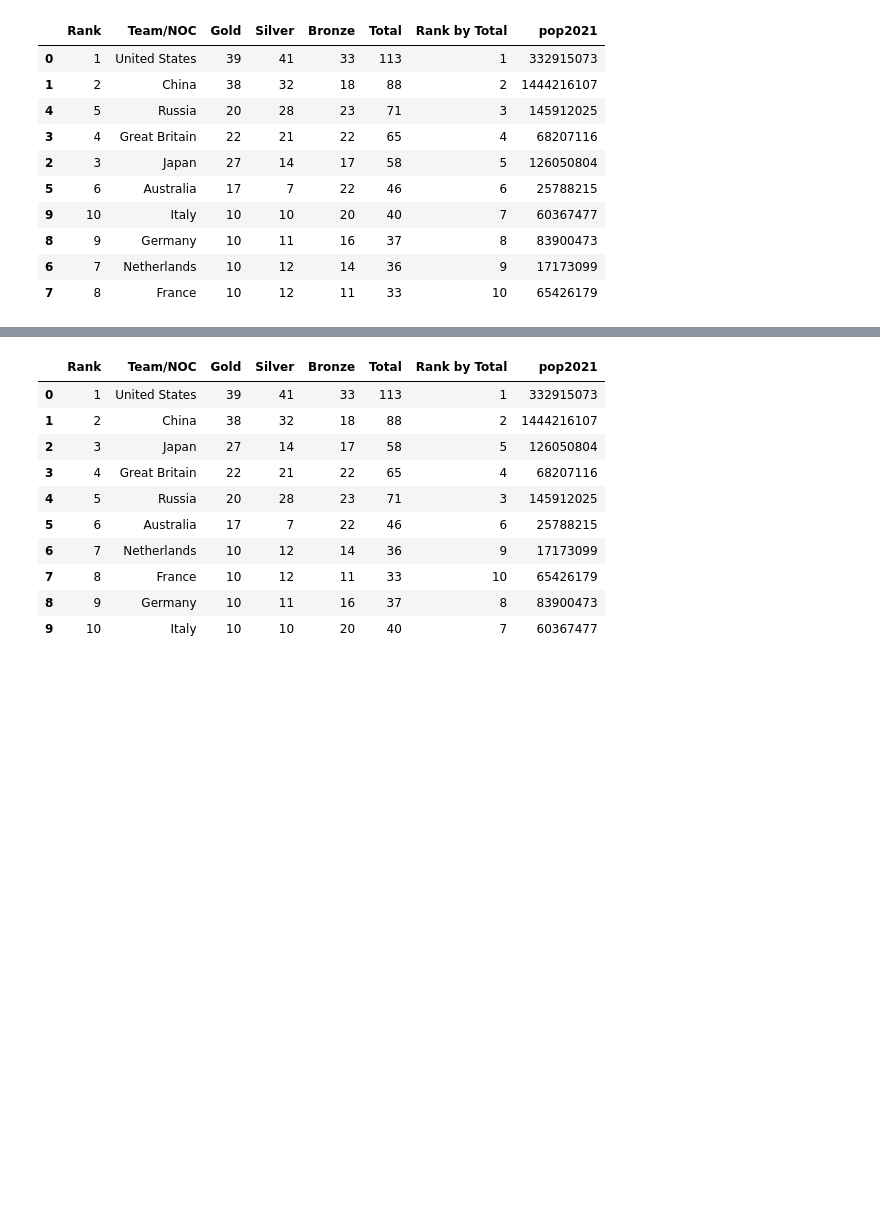
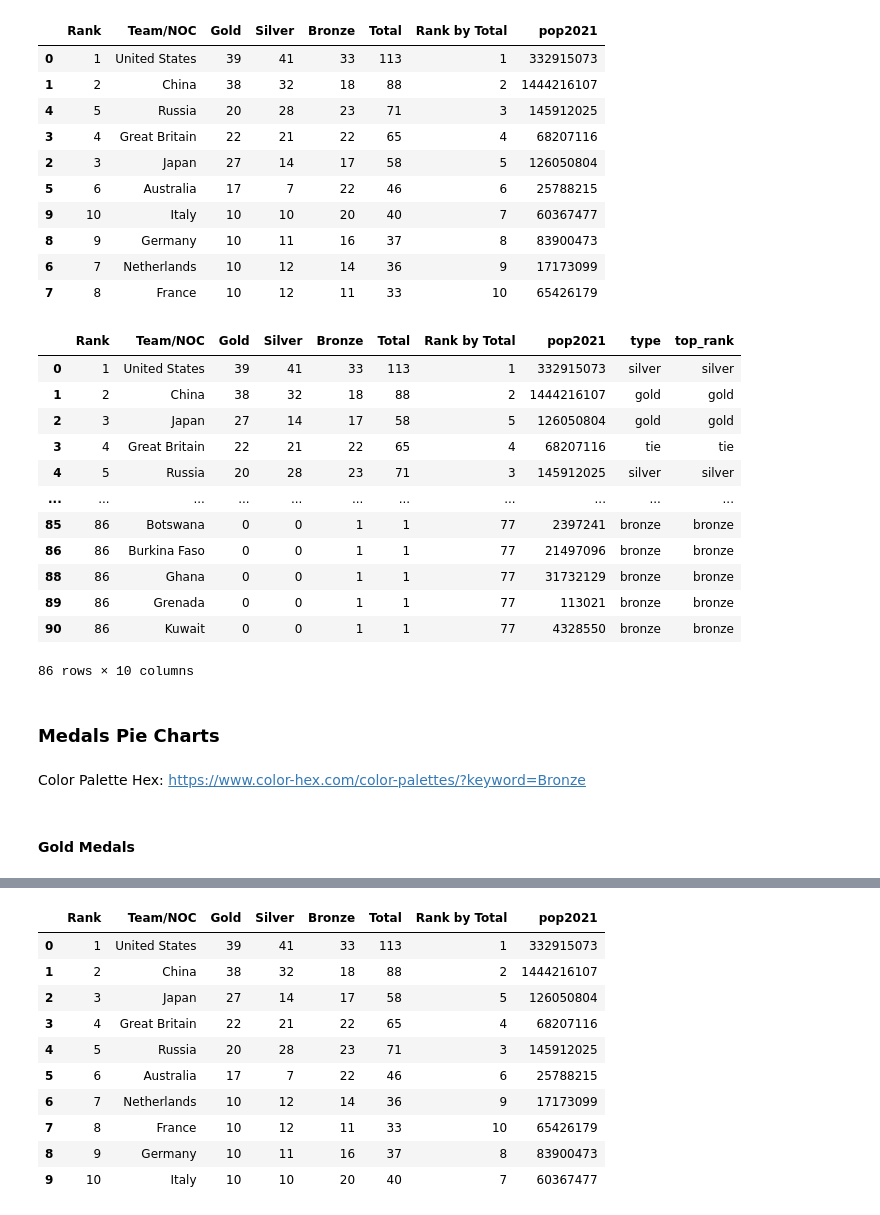
Before and after one commit to NadavNavon/Tokyo2020-DA, a Jupyter notebook: Tokyo_2020_notebook.ipynb, the cells around one changed output, grey strips where cells are left out. Cells and saved outputs as stored; diff of their text form; code cells hidden in the pictures; blank space fills up the shorter version.

```diff
--- a/Tokyo_2020_notebook.ipynb
+++ b/Tokyo_2020_notebook.ipynb
@@ -608,3 +609,43 @@ top_10_total
 | 8 | 9 | Germany | 10 | 11 | 16 | 37 | 8 | 83900473 |
 | 6 | 7 | Netherlands | 10 | 12 | 14 | 36 | 9 | 17173099 |
 | 7 | 8 | France | 10 | 12 | 11 | 33 | 10 | 65426179 |
+# %%
+# row function: check if a country is a golden/silver/bronze country by the maximum number of medals
+medals
+
+def medal_county(df):
+    gold = df.Gold
+    silver = df.Silver
+    bronze = df.Bronze
+
+    if gold > silver and gold > bronze:
+        return 'gold'
+    elif silver > gold and silver > bronze:
+        return 'silver'
+    elif bronze > gold and bronze > silver:
+        return 'bronze'
+    else:
+        return 'tie'
+# %%
+medals['top_rank'] = medals.apply(medal_county,axis = 1)
+medals
+# %% [output]
+|  | Rank | Team/NOC | Gold | Silver | Bronze | Total | Rank by Total | pop2021 | type | top_rank |
+| 0 | 1 | United States | 39 | 41 | 33 | 113 | 1 | 332915073 | silver | silver |
+| 1 | 2 | China | 38 | 32 | 18 | 88 | 2 | 1444216107 | gold | gold |
+| 2 | 3 | Japan | 27 | 14 | 17 | 58 | 5 | 126050804 | gold | gold |
+| 3 | 4 | Great Britain | 22 | 21 | 22 | 65 | 4 | 68207116 | tie | tie |
+| 4 | 5 | Russia | 20 | 28 | 23 | 71 | 3 | 145912025 | silver | silver |
+| ... | ... | ... | ... | ... | ... | ... | ... | ... | ... | ... |
+| 85 | 86 | Botswana | 0 | 0 | 1 | 1 | 77 | 2397241 | bronze | bronze |
+| 86 | 86 | Burkina Faso | 0 | 0 | 1 | 1 | 77 | 21497096 | bronze | bronze |
+| 88 | 86 | Ghana | 0 | 0 | 1 | 1 | 77 | 31732129 | bronze | bronze |
+| 89 | 86 | Grenada | 0 | 0 | 1 | 1 | 77 | 113021 | bronze | bronze |
+| 90 | 86 | Kuwait | 0 | 0 | 1 | 1 | 77 | 4328550 | bronze | bronze |
+86 rows × 10 columns
+# %% [markdown]
+### Medals Pie Charts
+# %% [markdown]
+Color Palette Hex: https://www.color-hex.com/color-palettes/?keyword=Bronze
+# %% [markdown]
+#### Gold Medals
```
Also changed, not shown: parts of 10 cells of this notebook, 1 other file.
